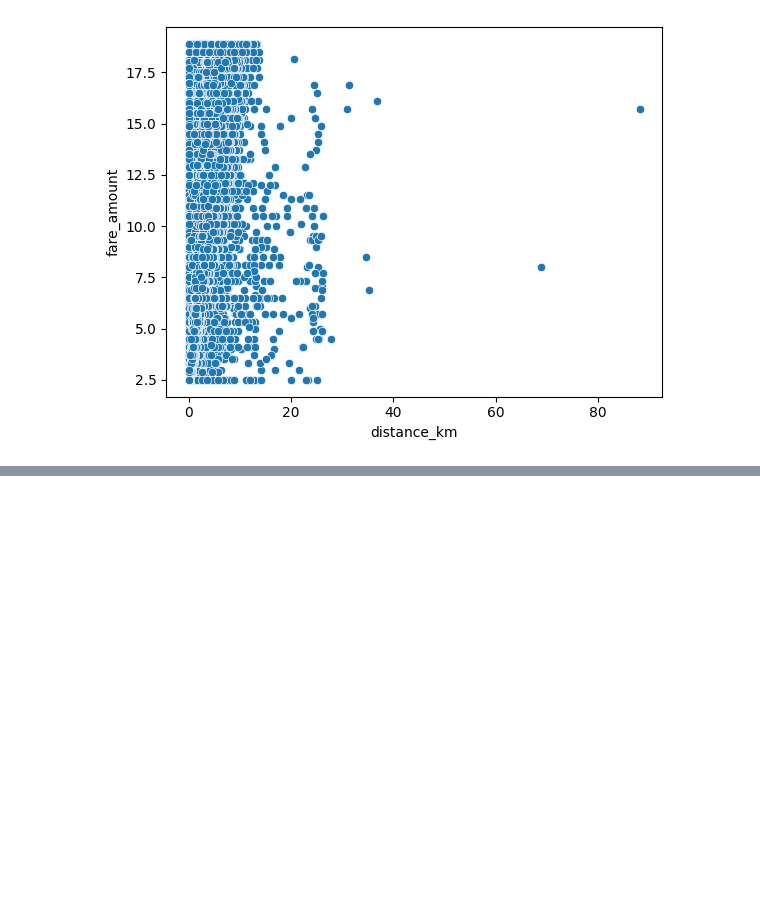
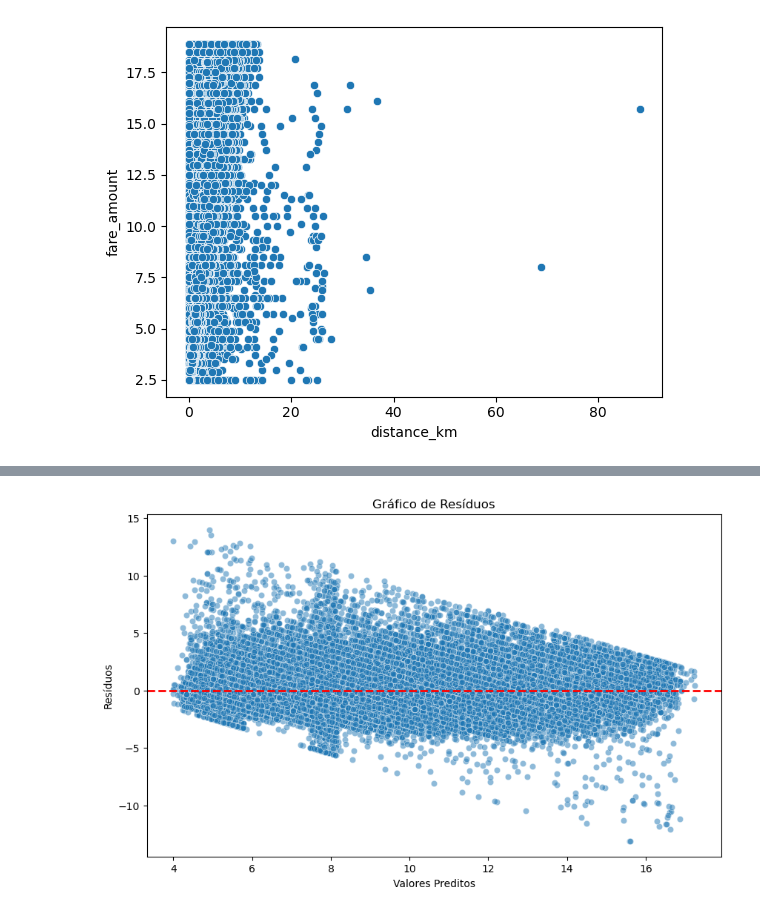
Before and after one commit to JoaoCardoso027/Df-Uber, a Jupyter notebook: Projeto1.ipynb, the cells around one changed output, grey strips where cells are left out. Saved outputs shown, nothing was run; the diff lists cells and outputs as text; code cells hidden in the pictures; blank space fills up the shorter version.

```diff
--- a/Projeto1.ipynb
+++ b/Projeto1.ipynb
@@ -222,0 +273,14 @@ df['fare_amount'].min()
+# %%
+# Calcular resíduos
+residuos = y_test - y_pred_gb
+
+# Gráfico de resíduos
+plt.figure(figsize=(10, 6))
+sns.scatterplot(x=y_pred_gb, y=residuos, alpha=0.5)
+plt.axhline(0, linestyle='--', color='r', linewidth=2)
+plt.xlabel('Valores Preditos')
+plt.ylabel('Resíduos')
+plt.title('Gráfico de Resíduos')
+plt.show()
+# %% [output]
+[figure, added]
```
Also changed, not shown: parts of 14 cells of this notebook.
